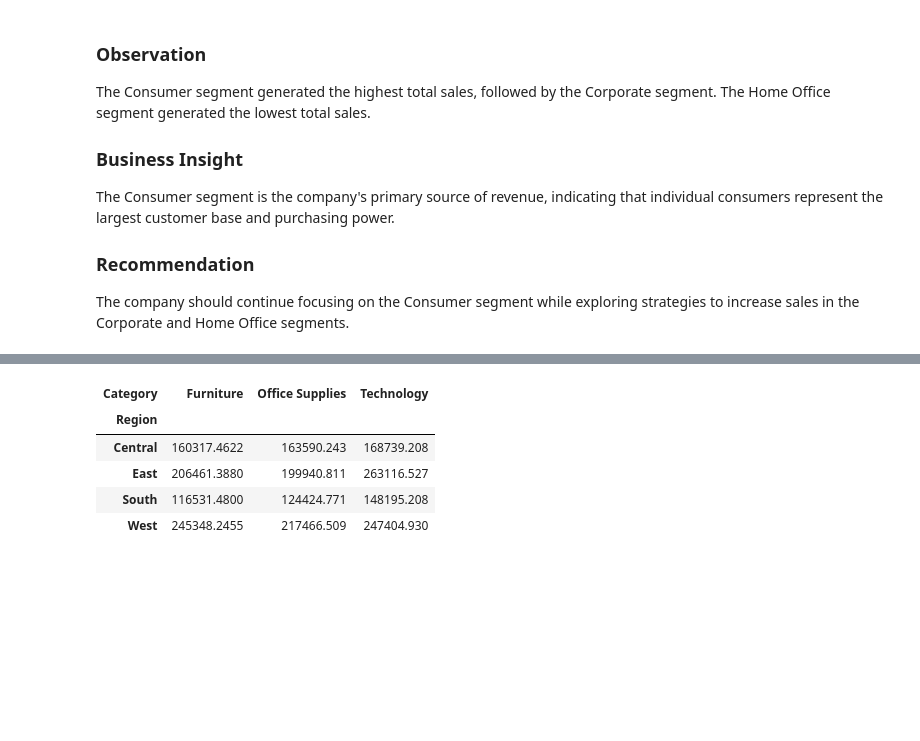
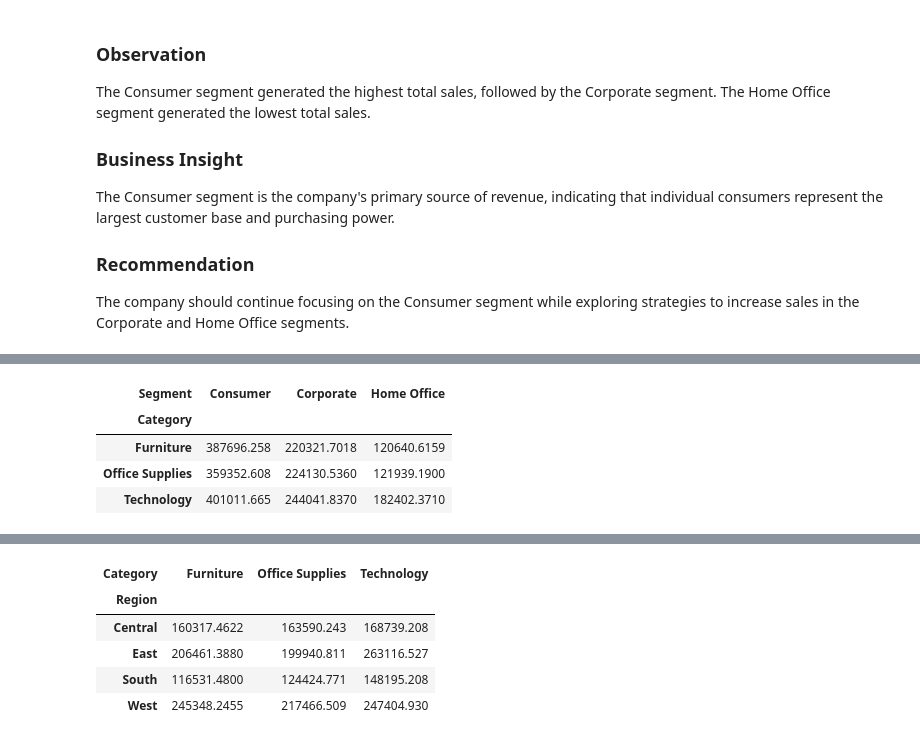
Before and after one commit to rominashamsi/Sales-Data-Analysis, a Jupyter notebook: Notebooks/analysis.ipynb, the cells around one changed output, grey strips where cells are left out. Saved outputs shown, nothing was run; the diff lists cells and outputs as text; code cells hidden in the pictures; blank space fills up the shorter version.

```diff
--- a/Notebooks/analysis.ipynb
+++ b/Notebooks/analysis.ipynb
@@ -486,0 +493,14 @@ The company should continue focusing on the Consumer segment while exploring str
+# %%
+category_segment_sales = (
+    df_clean.groupby(["Category", "Segment"])["Sales"]
+    .sum()
+    .unstack()
+)
+
+category_segment_sales
+# %% [output]
+| Segment | Consumer | Corporate | Home Office |
+| Category |  |  |  |
+| Furniture | 387696.258 | 220321.7018 | 120640.6159 |
+| Office Supplies | 359352.608 | 224130.5360 | 121939.1900 |
+| Technology | 401011.665 | 244041.8370 | 182402.3710 |
```
Also changed, not shown: parts of 8 cells of this notebook.
